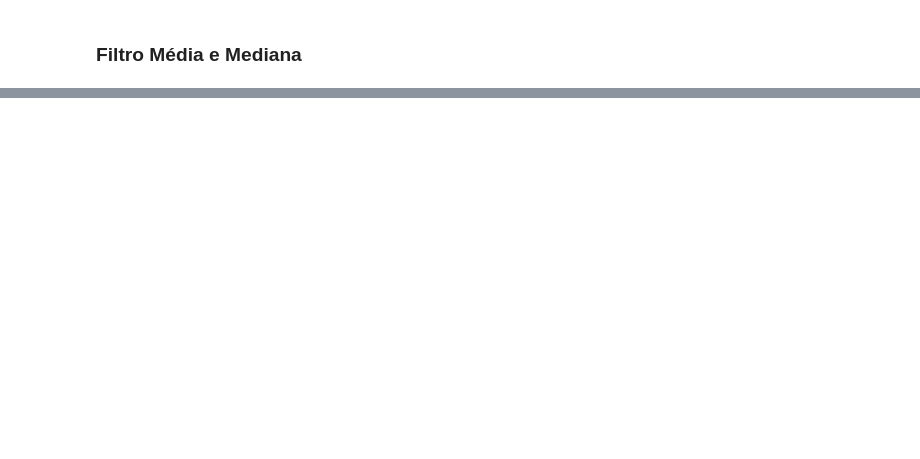
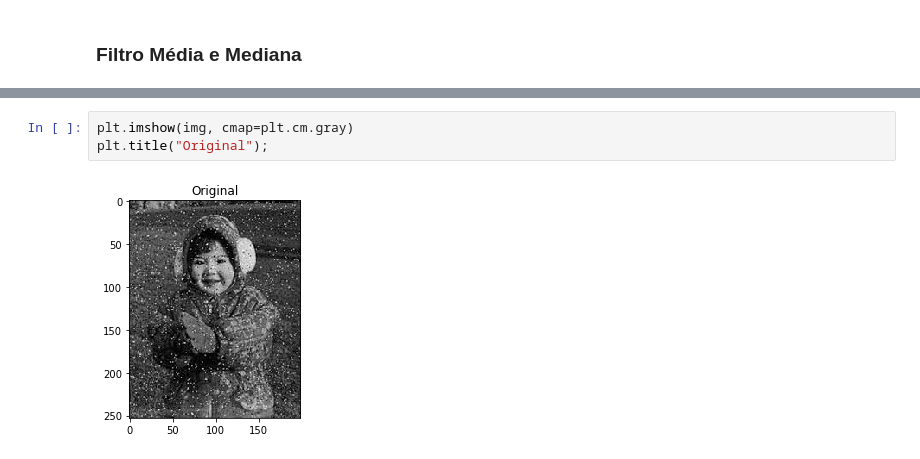
Before and after one commit to Pssales/PDI, a Jupyter notebook: Suavização de imagens.ipynb, the cells around one changed output, grey strips where cells are left out. Drawn from its saved outputs; the diff is of its cells as text; blank space fills up the shorter version.

```diff
--- a/Suavização de imagens.ipynb
+++ b/Suavização de imagens.ipynb
@@ -112 +144,6 @@ plt.title("Difrença original - Filtro 3");
+# %%
+plt.imshow(img, cmap=plt.cm.gray)
+plt.title("Original");
+# %% [output]
+[figure, added]
 # %%
```
Also changed, not shown: parts of 14 cells of this notebook, 1 other file.
